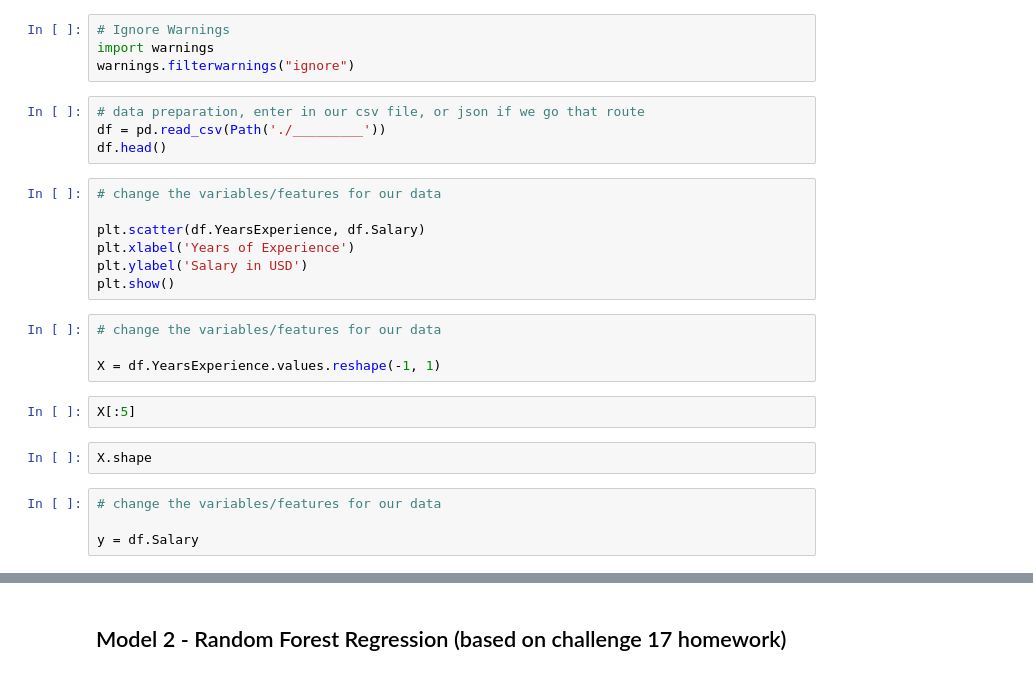
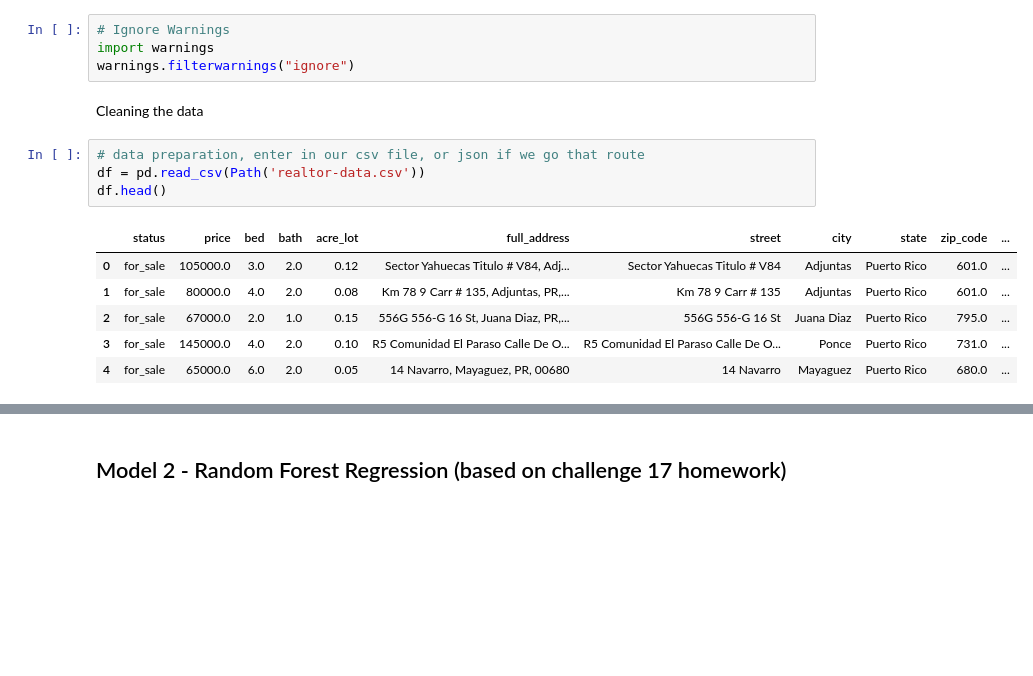
Before and after one commit to Sean-Rowe5280/Homes-Values-Machine-Learning, a Jupyter notebook: Machine Learning provisional model.ipynb, the cells around one changed output, grey strips where cells are left out. Saved outputs shown, nothing was run; the diff lists cells and outputs as text; blank space fills up the shorter version.

```diff
--- a/Machine Learning provisional model.ipynb
+++ b/Machine Learning provisional model.ipynb
@@ -9,26 +9,16 @@ from sklearn.linear_model import LinearRegression
 # Ignore Warnings
 import warnings
 warnings.filterwarnings("ignore")
+# %% [markdown]
+Cleaning the data
 # %%
 # data preparation, enter in our csv file, or json if we go that route
-df = pd.read_csv(Path('./_________'))
+df = pd.read_csv(Path('realtor-data.csv'))
 df.head()
+# %% [output]
+|  | status | price | bed | bath | acre_lot | full_address | street | city | state | zip_code | ... |
+| 0 | for_sale | 105000.0 | 3.0 | 2.0 | 0.12 | Sector Yahuecas Titulo # V84, Adj... | Sector Yahuecas Titulo # V84 | Adjuntas | Puerto Rico | 601.0 | ... |
+| 1 | for_sale | 80000.0 | 4.0 | 2.0 | 0.08 | Km 78 9 Carr # 135, Adjuntas, PR,... | Km 78 9 Carr # 135 | Adjuntas | Puerto Rico | 601.0 | ... |
+| 2 | for_sale | 67000.0 | 2.0 | 1.0 | 0.15 | 556G 556-G 16 St, Juana Diaz, PR,... | 556G 556-G 16 St | Juana Diaz | Puerto Rico | 795.0 | ... |
+| 3 | for_sale | 145000.0 | 4.0 | 2.0 | 0.10 | R5 Comunidad El Paraso Calle De O... | R5 Comunidad El Paraso Calle De O... | Ponce | Puerto Rico | 731.0 | ... |
+| 4 | for_sale | 65000.0 | 6.0 | 2.0 | 0.05 | 14 Navarro, Mayaguez, PR, 00680 | 14 Navarro | Mayaguez | Puerto Rico | 680.0 | ... |
-# %%
-# change the variables/features for our data
-
-plt.scatter(df.YearsExperience, df.Salary)
-plt.xlabel('Years of Experience')
-plt.ylabel('Salary in USD')
-plt.show()
-# %%
-# change the variables/features for our data
-
-X = df.YearsExperience.values.reshape(-1, 1)
-# %%
-X[:5]
-# %%
-X.shape
-# %%
-# change the variables/features for our data
-
-y = df.Salary
```
Also changed, not shown: parts of 40 cells of this notebook.
